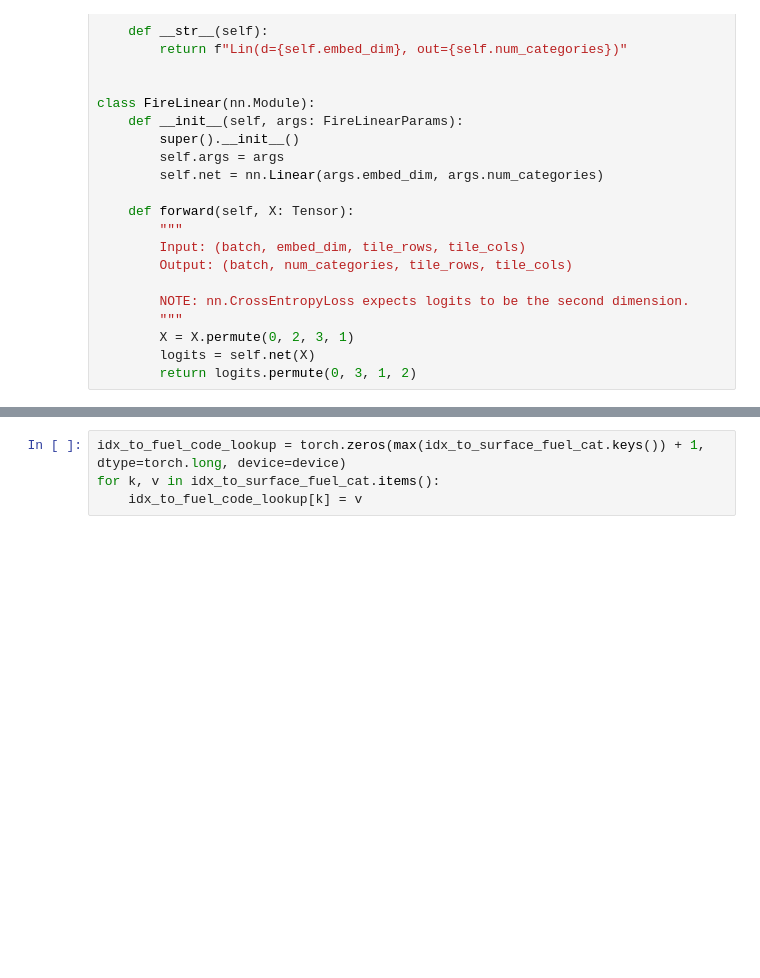
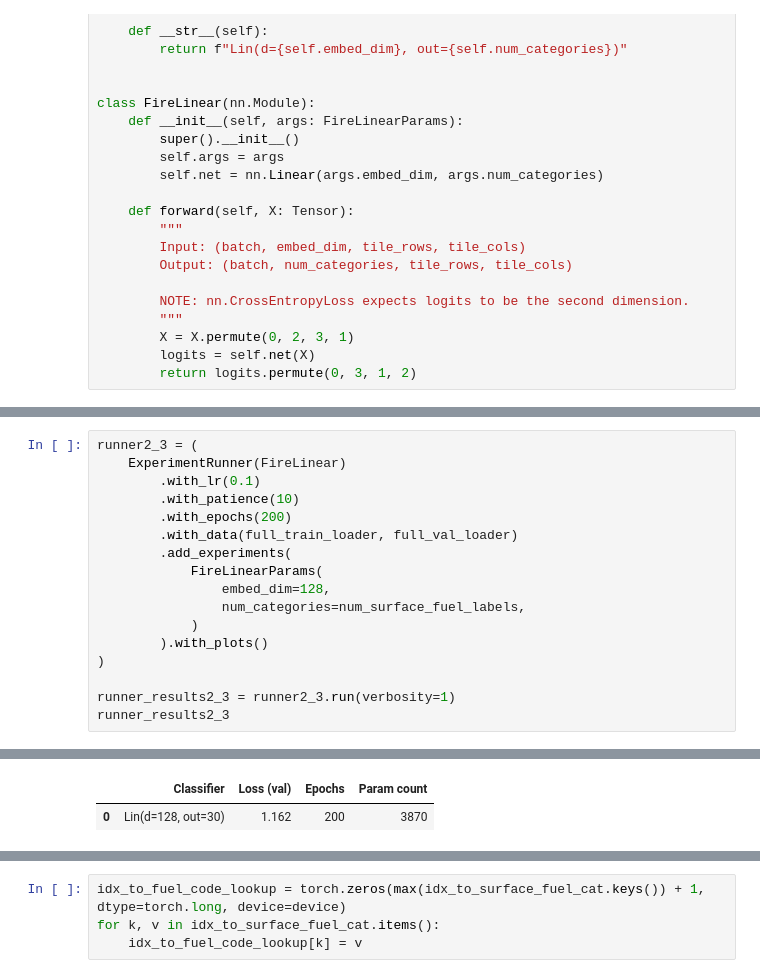
Before and after one commit to ianfisk/co-fire, a Jupyter notebook: src/models/linear.ipynb, the cells around one changed output, grey strips where cells are left out. Drawn from its saved outputs; the diff is of its cells as text; blank space fills up the shorter version.

```diff
--- a/src/models/linear.ipynb
+++ b/src/models/linear.ipynb
@@ -174 +260,19 @@ epoch 120  train loss 3.045  val loss 3.042  (2s)
 [drawing not drawn]
+# %%
+runner2_3 = (
+    ExperimentRunner(FireLinear)
+        .with_lr(0.1)
+        .with_patience(10)
+        .with_epochs(200)
+        .with_data(full_train_loader, full_val_loader)
+        .add_experiments(
+            FireLinearParams(
+                embed_dim=128,
+                num_categories=num_surface_fuel_labels,
+            )
+        ).with_plots()
+)
+
+runner_results2_3 = runner2_3.run(verbosity=1)
+runner_results2_3
+# %% [output]
@@ -174,0 +296,2 @@ epoch 120  train loss 3.045  val loss 3.042  (2s)
+|  | Classifier | Loss (val) | Epochs | Param count |
+| 0 | Lin(d=128, out=30) | 1.162 | 200 | 3870 |
```
Also changed, not shown: parts of 21 cells of this notebook, 2 other files.
